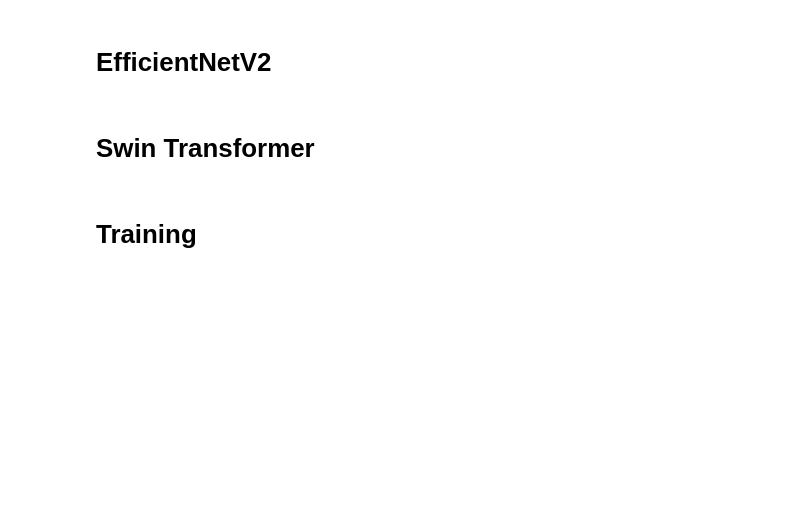
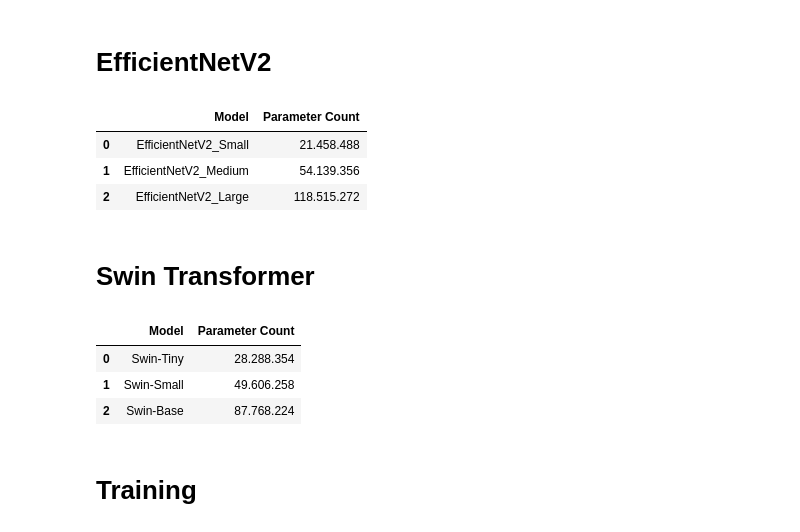
Before and after one commit to rin4th/TelU-TugasAkhir-LivenessDetection, a Jupyter notebook: Tugas_Akhir.ipynb, the cells around one changed output. Saved outputs shown, nothing was run; the diff lists cells and outputs as text; code cells hidden in the pictures; blank space fills up the shorter version.

```diff
--- a/Tugas_Akhir.ipynb
+++ b/Tugas_Akhir.ipynb
@@ -153,53 +157,63 @@ preview_images(testing_path, "Testing Dataset Preview", samples_per_class=5)
 # %% [markdown]
 # EfficientNetV2
 # %%
-# # Fungsi untuk menghitung jumlah parameter
-# def count_params(model):
-#     return sum(p.numel() for p in model.parameters() if p.requires_grad)
+# Fungsi untuk menghitung jumlah parameter
+def count_params(model):
+    return sum(p.numel() for p in model.parameters() if p.requires_grad)
 
-# # Membuat dictionary untuk setiap model EfficientNetV2 dan menghitung jumlah parameternya
-# list_models = {
-#     "EfficientNetV2_Small": models.efficientnet_v2_s(weights='IMAGENET1K_V1'),
-#     "EfficientNetV2_Medium": models.efficientnet_v2_m(weights='IMAGENET1K_V1'),
-#     "EfficientNetV2_Large": models.efficientnet_v2_l(weights='IMAGENET1K_V1'),
-# }
+# Membuat dictionary untuk setiap model EfficientNetV2 dan menghitung jumlah parameternya
+list_models = {
+    "EfficientNetV2_Small": models.efficientnet_v2_s(weights=None),
+    "EfficientNetV2_Medium": models.efficientnet_v2_m(weights=None),
+    "EfficientNetV2_Large": models.efficientnet_v2_l(weights=None),
+}
 
-# # Menyimpan hasil dalam dictionary
-# param_counts = {model_name: count_params(model) for model_name, model in list_models.items()}
+# Menyimpan hasil dalam dictionary
+param_counts = {model_name: count_params(model) for model_name, model in list_models.items()}
 
-# # Memformat jumlah parameter dengan titik sebagai pemisah ribuan
-# formatted_param_counts = {model_name: f"{count:,}".replace(",", ".") for model_name, count in param_counts.items()}
+# Memformat jumlah parameter dengan titik sebagai pemisah ribuan
+formatted_param_counts = {model_name: f"{count:,}".replace(",", ".") for model_name, count in param_counts.items()}
 
-# # Menampilkan hasil dalam tabel (pandas DataFrame)
-# param_df = pd.DataFrame(list(formatted_param_counts.items()), columns=["Model", "Parameter Count"])
+# Menampilkan hasil dalam tabel (pandas DataFrame)
+param_df = pd.DataFrame(list(formatted_param_counts.items()), columns=["Model", "Parameter Count"])
 
-# # Menampilkan tabel
-# param_df
+# Menampilkan tabel
+param_df
+# %% [output]
+|  | Model | Parameter Count |
+| 0 | EfficientNetV2_Small | 21.458.488 |
+| 1 | EfficientNetV2_Medium | 54.139.356 |
+| 2 | EfficientNetV2_Large | 118.515.272 |
 # %% [markdown]
 # Swin Transformer
 # %%
-# # Fungsi untuk menghitung jumlah parameter
-# def count_params(model):
-#     return sum(p.numel() for p in model.parameters() if p.requires_grad)
+# Fungsi untuk menghitung jumlah parameter
+def count_params(model):
+    return sum(p.numel() for p in model.parameters() if p.requires_grad)
 
-# # Membuat dictionary untuk setiap model Swin Transformer dan menghitung jumlah parameternya
-# list_models = {
-#     "Swin-Tiny": models.swin_t(weights="IMAGENET1K_V1"),
-#     "Swin-Small": models.swin_s(weights="IMAGENET1K_V1"),
-#     "Swin-Base": models.swin_b(weights="IMAGENET1K_V1")
-# }
+# Membuat dictionary untuk setiap model Swin Transformer dan menghitung jumlah parameternya
+list_models = {
+    "Swin-Tiny": models.swin_t(weights="IMAGENET1K_V1"),
+    "Swin-Small": models.swin_s(weights="IMAGENET1K_V1"),
+    "Swin-Base": models.swin_b(weights="IMAGENET1K_V1")
+}
 
-# # Menyimpan hasil dalam dictionary
-# param_counts = {model_name: count_params(model) for model_name, model in list_models.items()}
+# Menyimpan hasil dalam dictionary
+param_counts = {model_name: count_params(model) for model_name, model in list_models.items()}
 
-# # Memformat jumlah parameter dengan titik sebagai pemisah ribuan
-# formatted_param_counts = {model_name: f"{count:,}".replace(",", ".") for model_name, count in param_counts.items()}
+# Memformat jumlah parameter dengan titik sebagai pemisah ribuan
+formatted_param_counts = {model_name: f"{count:,}".replace(",", ".") for model_name, count in param_counts.items()}
 
-# # Menampilkan hasil dalam tabel (pandas DataFrame)
-# param_df = pd.DataFrame(list(formatted_param_counts.items()), columns=["Model", "Parameter Count"])
+# Menampilkan hasil dalam tabel (pandas DataFrame)
+param_df = pd.DataFrame(list(formatted_param_counts.items()), columns=["Model", "Parameter Count"])
 
-# # Menampilkan tabel
-# param_df
+# Menampilkan tabel
+param_df
+# %% [output]
+|  | Model | Parameter Count |
+| 0 | Swin-Tiny | 28.288.354 |
+| 1 | Swin-Small | 49.606.258 |
+| 2 | Swin-Base | 87.768.224 |
 # %% [markdown]
 # Training
 # %% [markdown]
```
Also changed, not shown: parts of 15 cells of this notebook.
